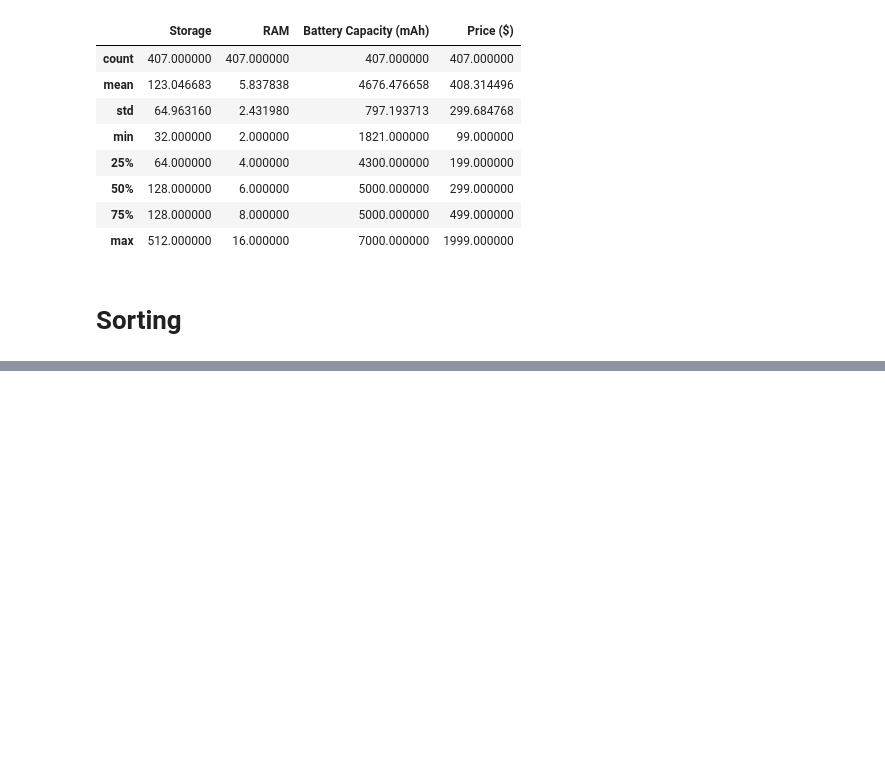
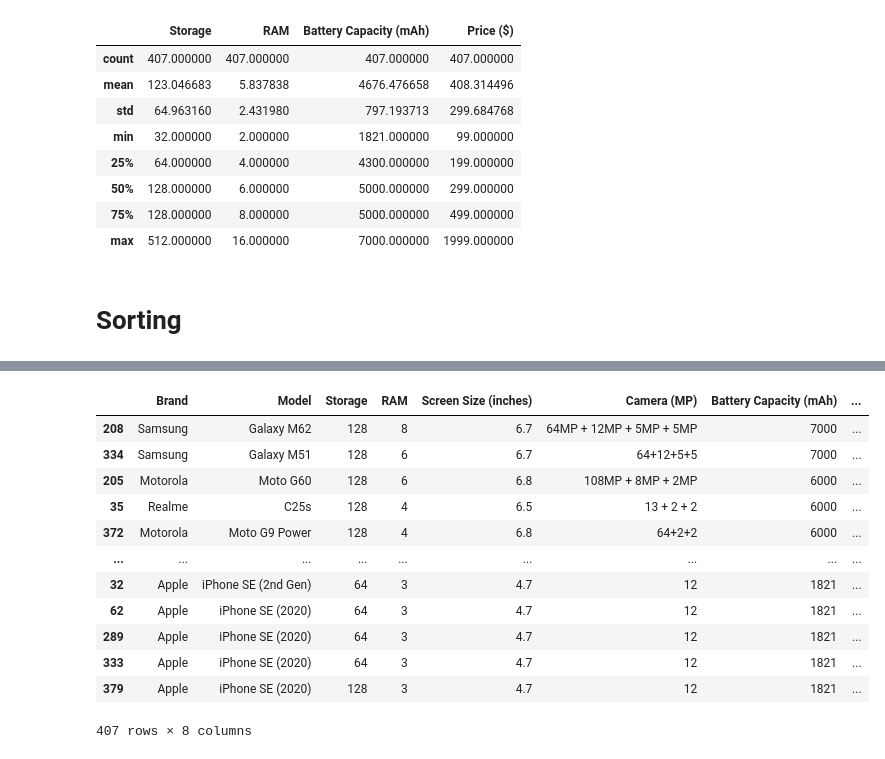
Before and after one commit to KhadafiZubaidiDev/my-projects, a Jupyter notebook: wrangler-project/main.ipynb, the cells around one changed output, grey strips where cells are left out. Drawn from its saved outputs; the diff is of its cells as text; code cells hidden in the pictures; blank space fills up the shorter version.

```diff
--- a/wrangler-project/main.ipynb
+++ b/wrangler-project/main.ipynb
@@ -312,0 +332,17 @@ df.describe()
+# %%
+# Berikut adalah kode untuk mengurutkan data-data pada kolom Battery Capacity (mAh) secara descending
+df.sort_values(by = 'Battery Capacity (mAh)', ascending = False)
+# %% [output]
+|  | Brand | Model | Storage | RAM | Screen Size (inches) | Camera (MP) | Battery Capacity (mAh) | ... |
+| 208 | Samsung | Galaxy M62 | 128 | 8 | 6.7 | 64MP + 12MP + 5MP + 5MP | 7000 | ... |
+| 334 | Samsung | Galaxy M51 | 128 | 6 | 6.7 | 64+12+5+5 | 7000 | ... |
+| 205 | Motorola | Moto G60 | 128 | 6 | 6.8 | 108MP + 8MP + 2MP | 6000 | ... |
+| 35 | Realme | C25s | 128 | 4 | 6.5 | 13 + 2 + 2 | 6000 | ... |
+| 372 | Motorola | Moto G9 Power | 128 | 4 | 6.8 | 64+2+2 | 6000 | ... |
+| ... | ... | ... | ... | ... | ... | ... | ... | ... |
+| 32 | Apple | iPhone SE (2nd Gen) | 64 | 3 | 4.7 | 12 | 1821 | ... |
+| 62 | Apple | iPhone SE (2020) | 64 | 3 | 4.7 | 12 | 1821 | ... |
+| 289 | Apple | iPhone SE (2020) | 64 | 3 | 4.7 | 12 | 1821 | ... |
+| 333 | Apple | iPhone SE (2020) | 64 | 3 | 4.7 | 12 | 1821 | ... |
+| 379 | Apple | iPhone SE (2020) | 128 | 3 | 4.7 | 12 | 1821 | ... |
+407 rows × 8 columns
```
Also changed, not shown: parts of 9 cells of this notebook.
